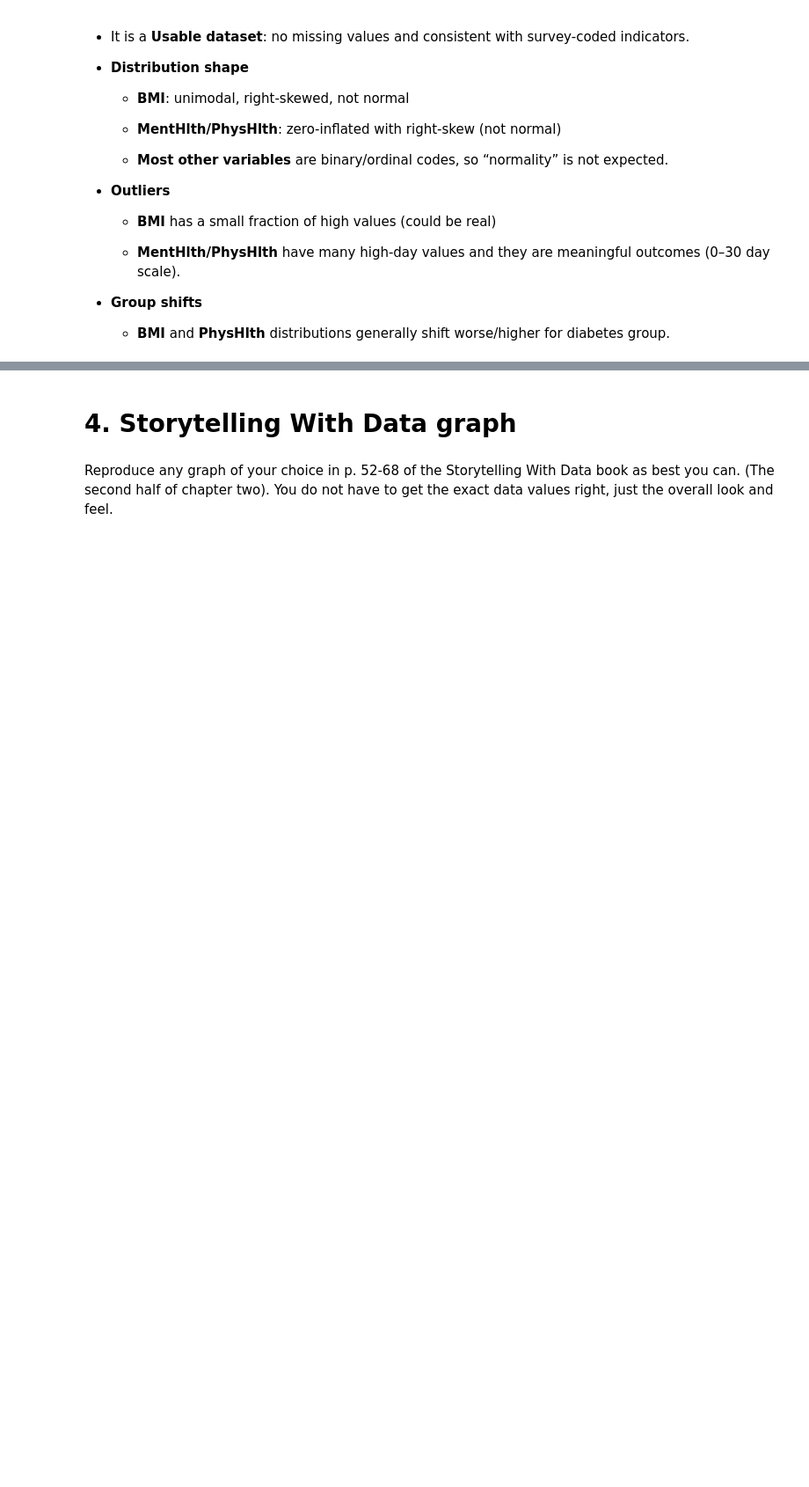
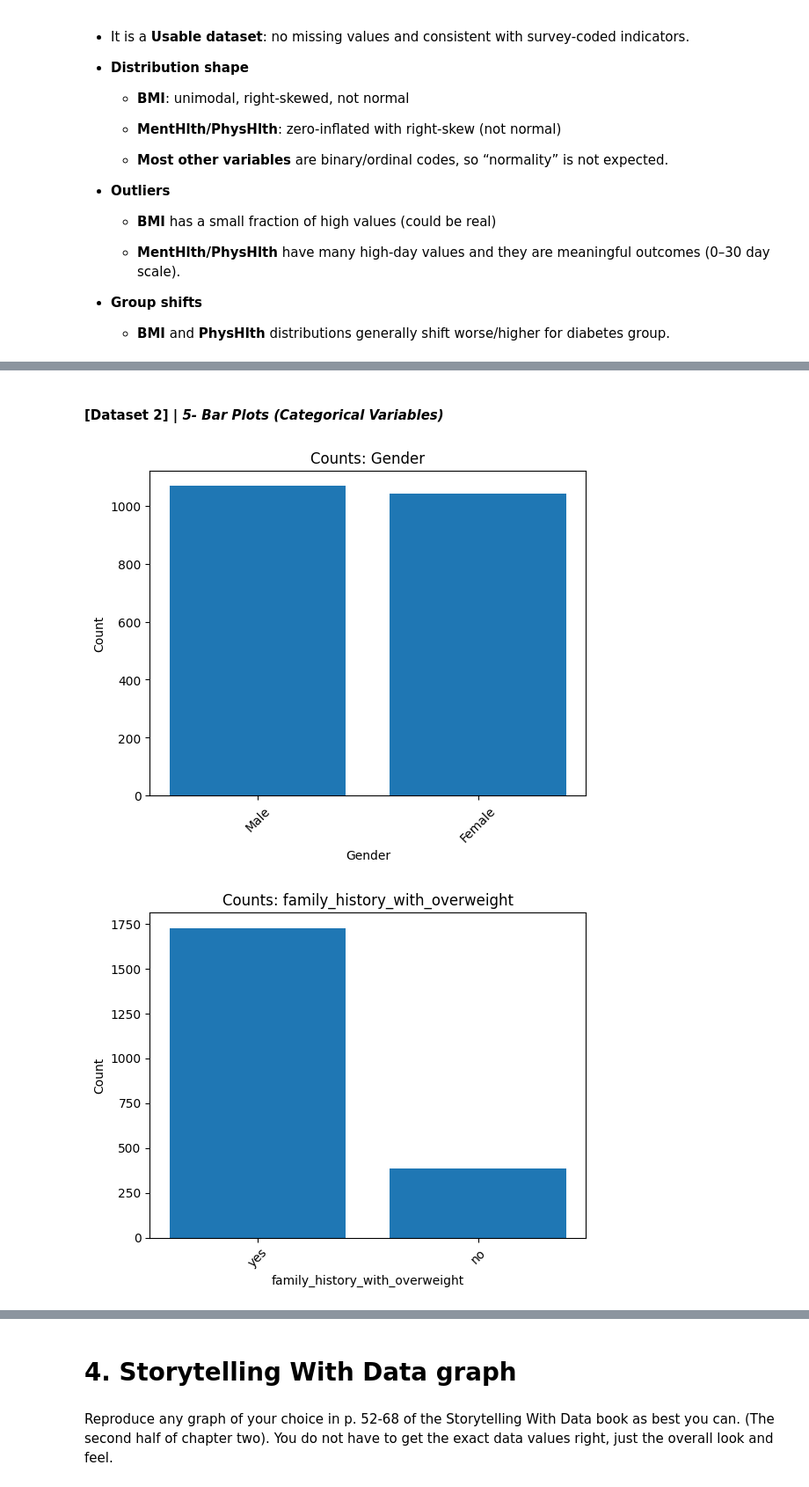
Before and after one commit to jasser-dh/Module-B-semester-2, a Jupyter notebook: OMDS-ModB2-Week4-Dhaouadi-Jasser.ipynb, the cells around one changed output, grey strips where cells are left out. Shown at 88% size. Drawn from its saved outputs; the diff is of its cells as text; code cells hidden in the pictures; blank space fills up the shorter version.

```diff
--- a/OMDS-ModB2-Week4-Dhaouadi-Jasser.ipynb
+++ b/OMDS-ModB2-Week4-Dhaouadi-Jasser.ipynb
@@ -465,0 +481,6 @@ display(outlier_report)
+# %%
+path2 = "data/ObesityDataSet_raw_and_data_sinthetic.csv"
+df_obesity = pd.read_csv(path2)
+
+print("Shape:", df_obesity.shape)
+df_obesity.head()
@@ -465,0 +536,6 @@ display(outlier_report)
+# %%
+categorical_cols2 = df_obesity.select_dtypes(include="str").columns.tolist()
+numeric_cols2 = df_obesity.select_dtypes(exclude="str").columns.tolist()
+
+print("Categorical:", categorical_cols2)
+print("Numeric:", numeric_cols2)
@@ -465,0 +612,15 @@ display(outlier_report)
+# %% [markdown]
+#### [Dataset 2] | *5- Bar Plots (Categorical Variables)*
+# %%
+for col in categorical_cols2:
+    counts = df_obesity[col].value_counts()
+    fig, ax = plt.subplots()
+    ax.bar(counts.index.astype(str), counts.values)
+    ax.set_title(f"Counts: {col}")
+    ax.set_xlabel(col)
+    ax.set_ylabel("Count")
+    plt.xticks(rotation=45)
+    plt.show()
+# %% [output]
+[figure, added]
+[figure, added]
```
Also changed, not shown: parts of 41 cells of this notebook.
